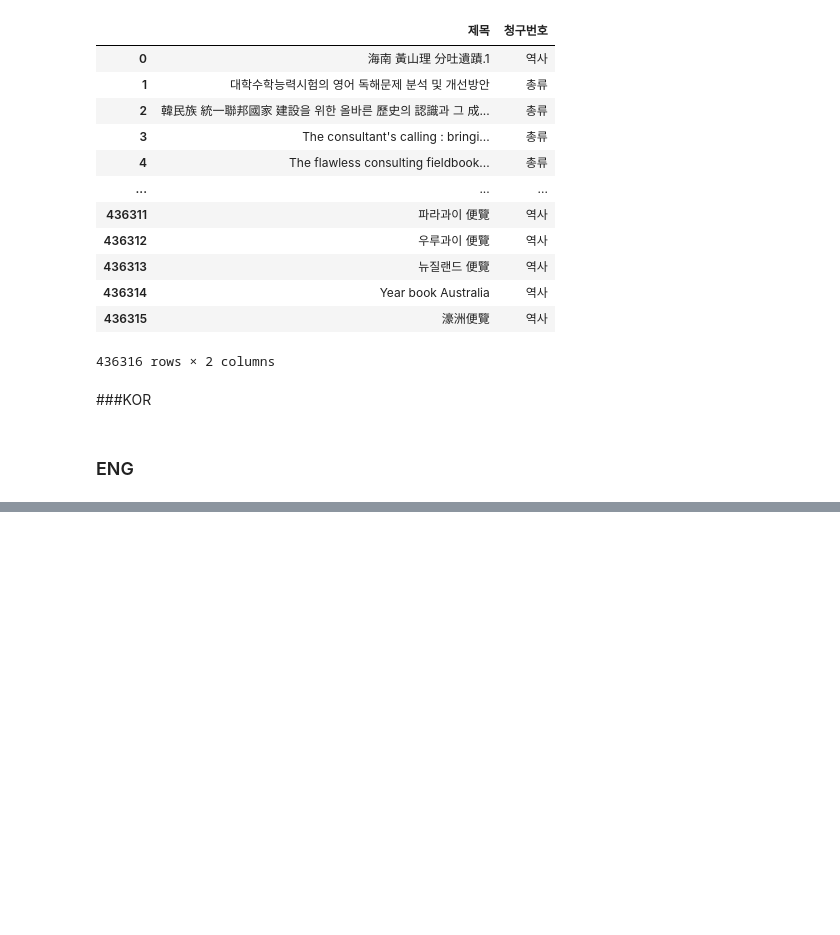
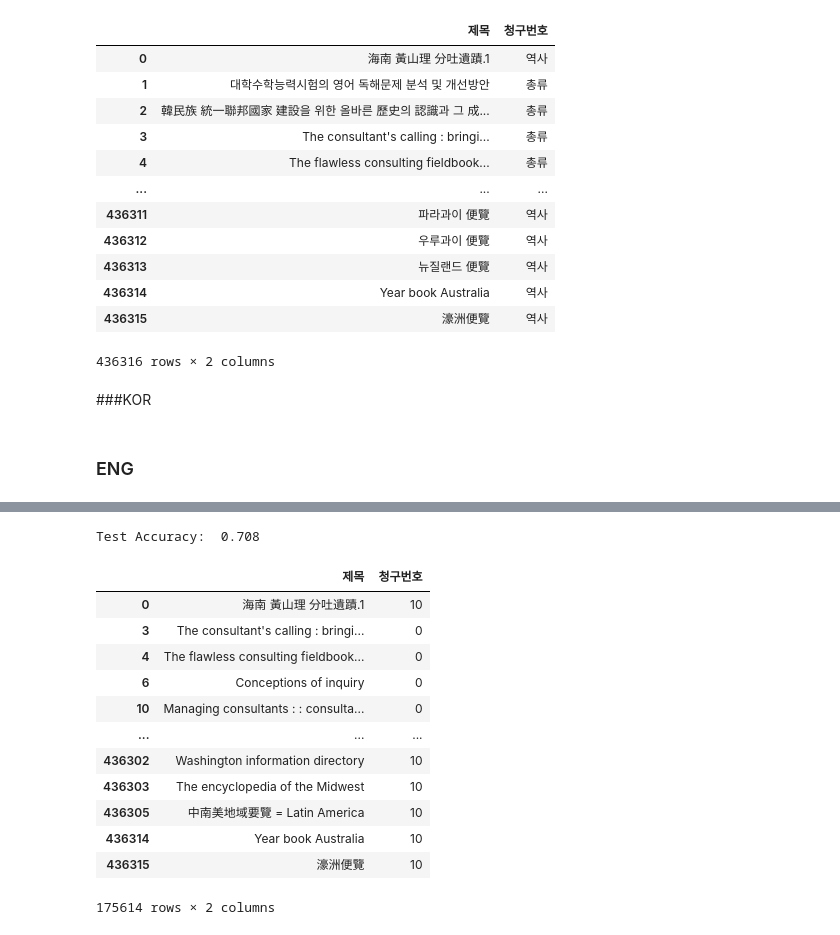
Before and after one commit to diqnfl777/2022F-Ajou-ML-TEAM3, a Jupyter notebook: LibraryModel.ipynb, the cells around one changed output, grey strips where cells are left out. Saved outputs shown, nothing was run; the diff lists cells and outputs as text; code cells hidden in the pictures; blank space fills up the shorter version.

```diff
--- a/LibraryModel.ipynb
+++ b/LibraryModel.ipynb
@@ -198,7 +195,7 @@ eng_data = pd.concat([data, kor_data, kor_data]).drop_duplicates(keep=False)
 
 kor_data
 
-eng_data = eng_data.sample(frac = 0.1)
+eng_data_sample = eng_data.sample(frac = 0.1)
 # %% [markdown]
 ###KOR
 # %% [markdown]
@@ -276,0 +341,49 @@ KeyError: ignored
+# %%
+def evaluate(model, test_data):
+
+    test = EN_Dataset(test_data)
+
+    test_dataloader = torch.utils.data.DataLoader(test, batch_size=2)
+
+    use_cuda = torch.cuda.is_available()
+    device = torch.device("cuda" if use_cuda else "cpu")
+
+    if use_cuda:
+
+        model = model.cuda()
+
+    total_acc_test = 0
+    with torch.no_grad():
+
+        for test_input, test_label in test_dataloader:
+
+              test_label = test_label.to(device)
+              mask = test_input['attention_mask'].to(device)
+              input_id = test_input['input_ids'].squeeze(1).to(device)
+
+              output = model(input_id, mask)
+
+              acc = (output.argmax(dim=1) == test_label).sum().item()
+              total_acc_test += acc
+
+    print(f'Test Accuracy: {total_acc_test / len(test_data): .3f}')
+
+evaluate(model, df_test)
+# %% [output]
+Test Accuracy:  0.708
+# %%
+eng_data
+# %% [output]
+|  | 제목 | 청구번호 |
+| 0 | 海南 黃山理 分吐遺蹟.1 | 10 |
+| 3 | The consultant's calling : bringi... | 0 |
+| 4 | The flawless consulting fieldbook... | 0 |
+| 6 | Conceptions of inquiry | 0 |
+| 10 | Managing consultants : : consulta... | 0 |
+| ... | ... | ... |
+| 436302 | Washington information directory | 10 |
+| 436303 | The encyclopedia of the Midwest | 10 |
+| 436305 | 中南美地域要覽 = Latin America | 10 |
+| 436314 | Year book Australia | 10 |
+| 436315 | 濠洲便覽 | 10 |
+175614 rows × 2 columns
```
Also changed, not shown: parts of 16 cells of this notebook.
